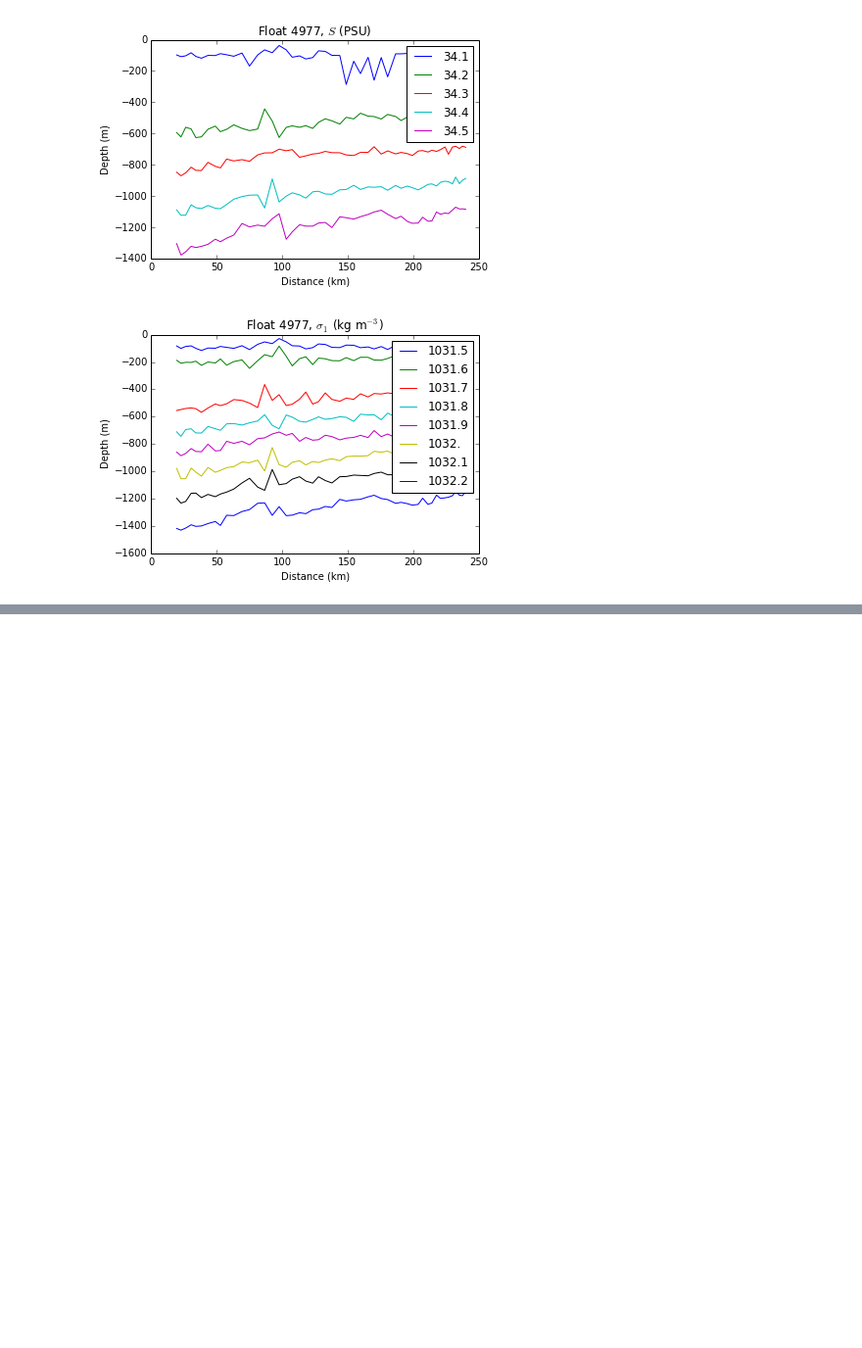
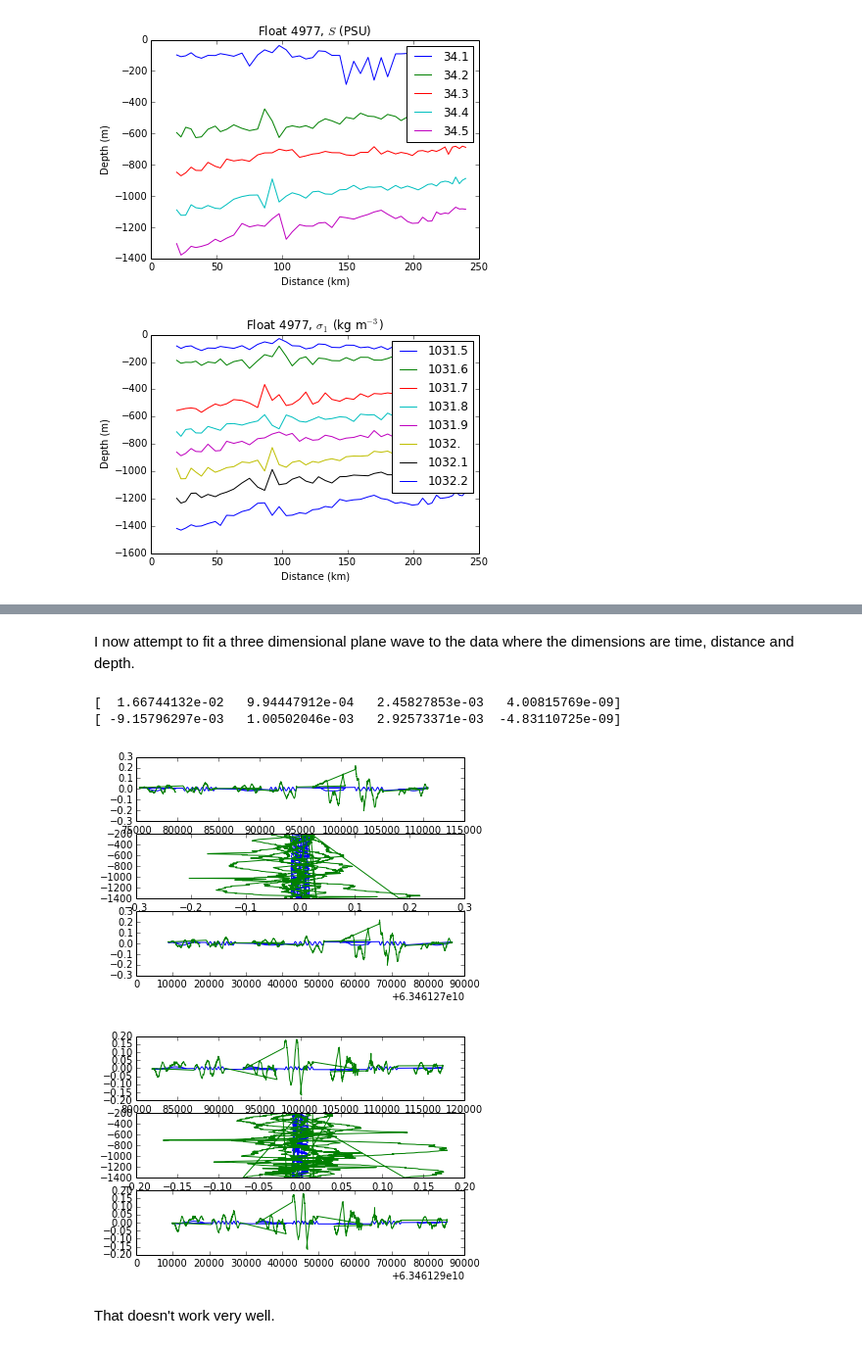
Before and after one commit to jessecusack/DIMES_lee_wave_analysis, a Jupyter notebook: python/Large_wave_analysis.ipynb, the cells around one changed output, grey strips where cells are left out. Shown at 98% size. Saved outputs shown, nothing was run; the diff lists cells and outputs as text; code cells hidden in the pictures; blank space fills up the shorter version.

```diff
--- a/python/Large_wave_analysis.ipynb
+++ b/python/Large_wave_analysis.ipynb
@@ -339,3 +339,53 @@ from IPython.display import VimeoVideo
 VimeoVideo('98532540')
 # %% [output]
 [interactive output not drawn]
+# %% [markdown]
+I now attempt to fit a three dimensional plane wave to the data where the dimensions are time, distance and depth.
+# %%
+def plane_wave2(params, x):
+    A, k, m, om = params
+    return A*np.cos(2*np.pi*(k*x[:,0] + m*x[:,1] + om*x[:,2]))
+
+def cost(params, data, func, y):
+    return (func(params, data) - y).flatten()
+
+res = []
+
+E76_hpids = np.arange(27, 34) # np.arange(31, 33)
+E77_hpids = np.arange(23, 30) # np.arange(26, 28)
+
+for Float, hpids in zip([E76, E77], [E76_hpids, E77_hpids]):
+
+    __, idxs = Float.get_profiles(hpids, ret_idxs=True)
+
+    z = Float.rz[:,idxs].flatten(order='F')
+    x = Float.rdist_ctd_data[:, idxs].flatten(order='F')*1000.
+    t = Float.rUTC[:, idxs].flatten(order='F')*86400.
+    W = Float.rWw[:, idxs].flatten(order='F')
+
+    nans = np.isnan(z) | np.isnan(x) | np.isnan(t) | np.isnan(W) | (z > -200)
+    data = np.array([x[~nans], z[~nans], t[~nans]]).T
+    W = W[~nans]
+
+    x0 = [0.15, 0.001, 0.003, 0.]
+    fit = op.leastsq(cost, x0=x0, args=(data, plane_wave2, W))[0]
+    print(fit)
+    res.append(fit)
+
+    Wm = plane_wave2(fit, data)
+    Wm0 = plane_wave2(x0, data)
+
+    plt.figure()
+    plt.subplot(3, 1, 1)
+    plt.plot(data[:,0], Wm, data[:,0], W)#, data[:,0], Wm0)
+    plt.subplot(3, 1, 2)
+    plt.plot(Wm, data[:,1], W, data[:,1])#, Wm0, data[:,1])
+    plt.subplot(3, 1, 3)
+    plt.plot(data[:,2], Wm, data[:,2], W)#, data[:,2], Wm0)
+# %% [output]
+[  1.66744132e-02   9.94447912e-04   2.45827853e-03   4.00815769e-09]
+[ -9.15796297e-03   1.00502046e-03   2.92573371e-03  -4.83110725e-09]
+[figure, added]
+[figure, added]
+# %% [markdown]
+That doesn't work very well.
```
Also changed, not shown: 1 other file.
